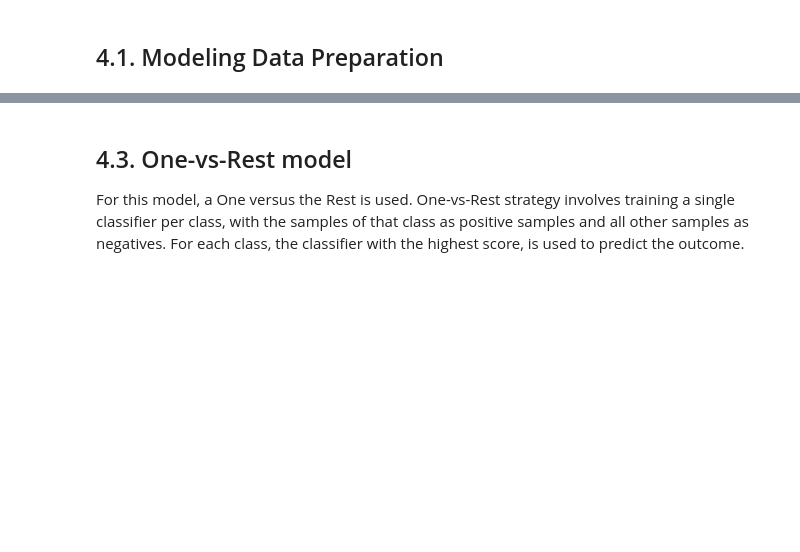
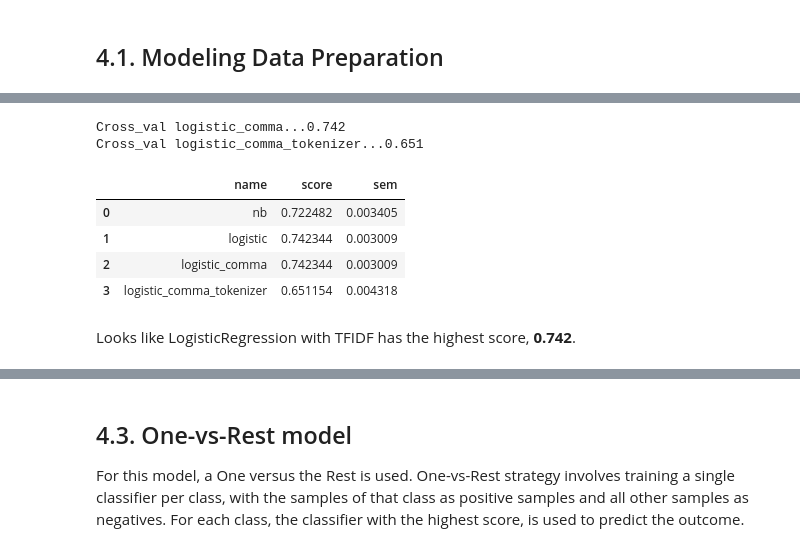
Before and after one commit to bluegrapes/DAT8Coursework, a Jupyter notebook: project2/code/README.ipynb, the cells around one changed output, grey strips where cells are left out. Cells and saved outputs as stored; diff of their text form; code cells hidden in the pictures; blank space fills up the shorter version.

```diff
--- a/project2/code/README.ipynb
+++ b/project2/code/README.ipynb
@@ -504,0 +421,17 @@ It appears TFIDF with LogisticRegression, with stemmed ingredientns and 2,3 ngra
+# %%
+models = [
+    ('nb',
+        Pipeline([('vect', CountVectorizer(strip_accents='unicode')),
+                  ('clf', MultinomialNB())
+                 ])
+    ),
+    ('logistic',
+        Pipeline([('vect', TfidfVectorizer(strip_accents='unicode')),
+                  ('clf', LogisticRegression(C=1e9))
+                 ])
+    ),
+]
+X = df['ingredients_all']
+predLst = cross_val_models(models, X, y, 5)
+predDf = pd.DataFrame.from_dict(predLst)
+predDf
@@ -504,0 +444,28 @@ It appears TFIDF with LogisticRegression, with stemmed ingredientns and 2,3 ngra
+# %%
+models = [
+    ('logistic_comma',
+        Pipeline([('vect', CountVectorizer(strip_accents='unicode')),
+                  ('tfidf', TfidfTransformer()),
+                  ('clf', LogisticRegression(C=1e9))
+                 ])
+    ),
+    ('logistic_comma_tokenizer',
+        Pipeline([('vect', TfidfVectorizer(strip_accents='unicode', tokenizer=Tokenizer())),
+                  ('clf', LogisticRegression(C=1e9))
+                 ])
+    ),
+]
+X = df['ingredients_comma_all']
+predTokenLst = cross_val_models(models, X, y, 5)
+predDf = predDf.append(predTokenLst, ignore_index=True)
+predDf
+# %% [output]
+Cross_val logistic_comma...0.742
+Cross_val logistic_comma_tokenizer...0.651
+|  | name | score | sem |
+| 0 | nb | 0.722482 | 0.003405 |
+| 1 | logistic | 0.742344 | 0.003009 |
+| 2 | logistic_comma | 0.742344 | 0.003009 |
+| 3 | logistic_comma_tokenizer | 0.651154 | 0.004318 |
+# %% [markdown]
+Looks like LogisticRegression with TFIDF has the highest score, **0.742**.
```
Also changed, not shown: parts of 72 cells of this notebook, 5 other files.
